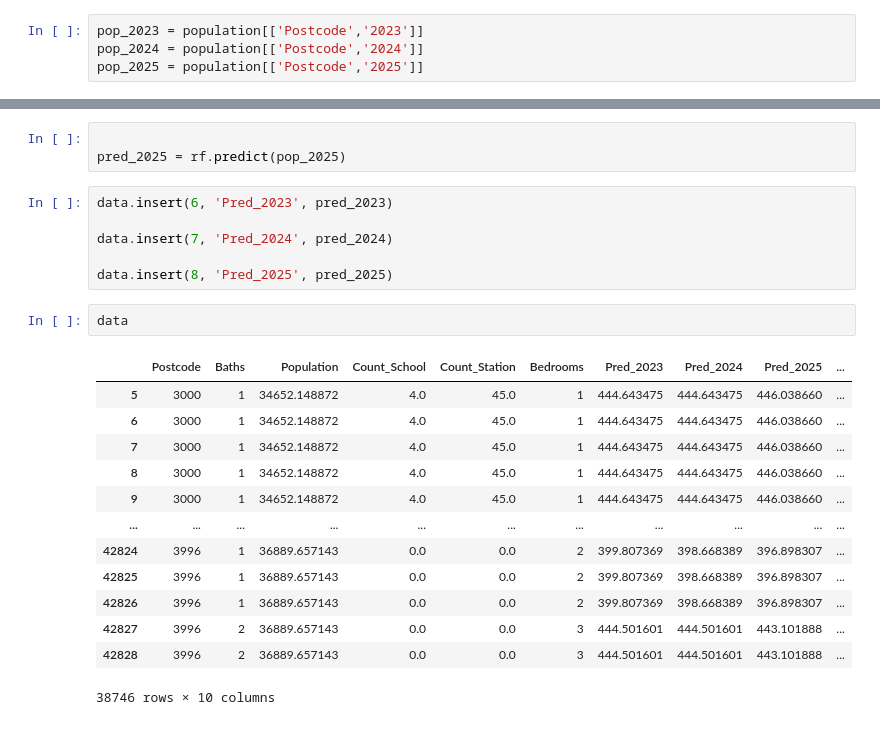
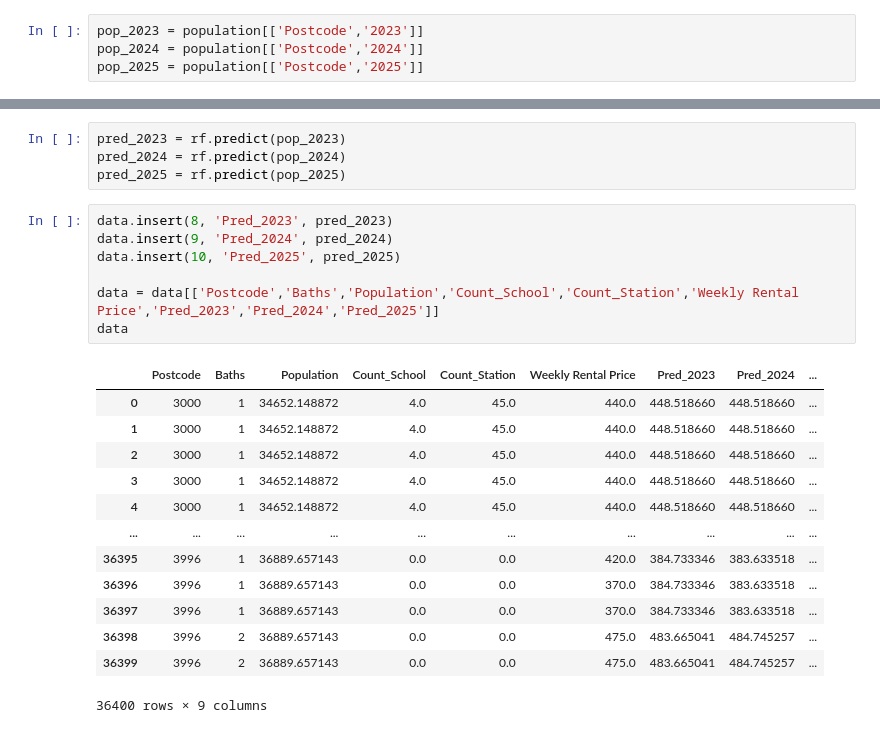
Before and after one commit to MAST30034-Applied-Data-Science/generic-real-estate-consulting-project-group50, a Jupyter notebook: draft works/RF_Model.ipynb, the cells around one changed output, grey strips where cells are left out. Cells and saved outputs as stored; diff of their text form.

```diff
--- a/draft works/RF_Model.ipynb
+++ b/draft works/RF_Model.ipynb
@@ -259,25 +242,25 @@ pop_2025 = pop_2025.rename(columns={'2025' : 'Population'})
 # %%
-
+pred_2023 = rf.predict(pop_2023)
+pred_2024 = rf.predict(pop_2024)
 pred_2025 = rf.predict(pop_2025)
 # %%
-data.insert(6, 'Pred_2023', pred_2023)
+data.insert(8, 'Pred_2023', pred_2023)
+data.insert(9, 'Pred_2024', pred_2024)
+data.insert(10, 'Pred_2025', pred_2025)
 
-data.insert(7, 'Pred_2024', pred_2024)
-
-data.insert(8, 'Pred_2025', pred_2025)
+data = data[['Postcode','Baths','Population','Count_School','Count_Station','Weekly Rental Price','Pred_2023','Pred_2024','Pred_2025']]
+data
+# %% [output]
+|  | Postcode | Baths | Population | Count_School | Count_Station | Weekly Rental Price | Pred_2023 | Pred_2024 | ... |
+| 0 | 3000 | 1 | 34652.148872 | 4.0 | 45.0 | 440.0 | 448.518660 | 448.518660 | ... |
+| 1 | 3000 | 1 | 34652.148872 | 4.0 | 45.0 | 440.0 | 448.518660 | 448.518660 | ... |
+| 2 | 3000 | 1 | 34652.148872 | 4.0 | 45.0 | 440.0 | 448.518660 | 448.518660 | ... |
+| 3 | 3000 | 1 | 34652.148872 | 4.0 | 45.0 | 440.0 | 448.518660 | 448.518660 | ... |
+| 4 | 3000 | 1 | 34652.148872 | 4.0 | 45.0 | 440.0 | 448.518660 | 448.518660 | ... |
+| ... | ... | ... | ... | ... | ... | ... | ... | ... | ... |
+| 36395 | 3996 | 1 | 36889.657143 | 0.0 | 0.0 | 420.0 | 384.733346 | 383.633518 | ... |
+| 36396 | 3996 | 1 | 36889.657143 | 0.0 | 0.0 | 370.0 | 384.733346 | 383.633518 | ... |
+| 36397 | 3996 | 1 | 36889.657143 | 0.0 | 0.0 | 370.0 | 384.733346 | 383.633518 | ... |
+| 36398 | 3996 | 2 | 36889.657143 | 0.0 | 0.0 | 475.0 | 483.665041 | 484.745257 | ... |
+| 36399 | 3996 | 2 | 36889.657143 | 0.0 | 0.0 | 475.0 | 483.665041 | 484.745257 | ... |
+36400 rows × 9 columns
-# %%
-data
-# %% [output]
-|  | Postcode | Baths | Population | Count_School | Count_Station | Bedrooms | Pred_2023 | Pred_2024 | Pred_2025 | ... |
-| 5 | 3000 | 1 | 34652.148872 | 4.0 | 45.0 | 1 | 444.643475 | 444.643475 | 446.038660 | ... |
-| 6 | 3000 | 1 | 34652.148872 | 4.0 | 45.0 | 1 | 444.643475 | 444.643475 | 446.038660 | ... |
-| 7 | 3000 | 1 | 34652.148872 | 4.0 | 45.0 | 1 | 444.643475 | 444.643475 | 446.038660 | ... |
-| 8 | 3000 | 1 | 34652.148872 | 4.0 | 45.0 | 1 | 444.643475 | 444.643475 | 446.038660 | ... |
-| 9 | 3000 | 1 | 34652.148872 | 4.0 | 45.0 | 1 | 444.643475 | 444.643475 | 446.038660 | ... |
-| ... | ... | ... | ... | ... | ... | ... | ... | ... | ... | ... |
-| 42824 | 3996 | 1 | 36889.657143 | 0.0 | 0.0 | 2 | 399.807369 | 398.668389 | 396.898307 | ... |
-| 42825 | 3996 | 1 | 36889.657143 | 0.0 | 0.0 | 2 | 399.807369 | 398.668389 | 396.898307 | ... |
-| 42826 | 3996 | 1 | 36889.657143 | 0.0 | 0.0 | 2 | 399.807369 | 398.668389 | 396.898307 | ... |
-| 42827 | 3996 | 2 | 36889.657143 | 0.0 | 0.0 | 3 | 444.501601 | 444.501601 | 443.101888 | ... |
-| 42828 | 3996 | 2 | 36889.657143 | 0.0 | 0.0 | 3 | 444.501601 | 444.501601 | 443.101888 | ... |
-38746 rows × 10 columns
```
Also changed, not shown: parts of 21 cells of this notebook.
